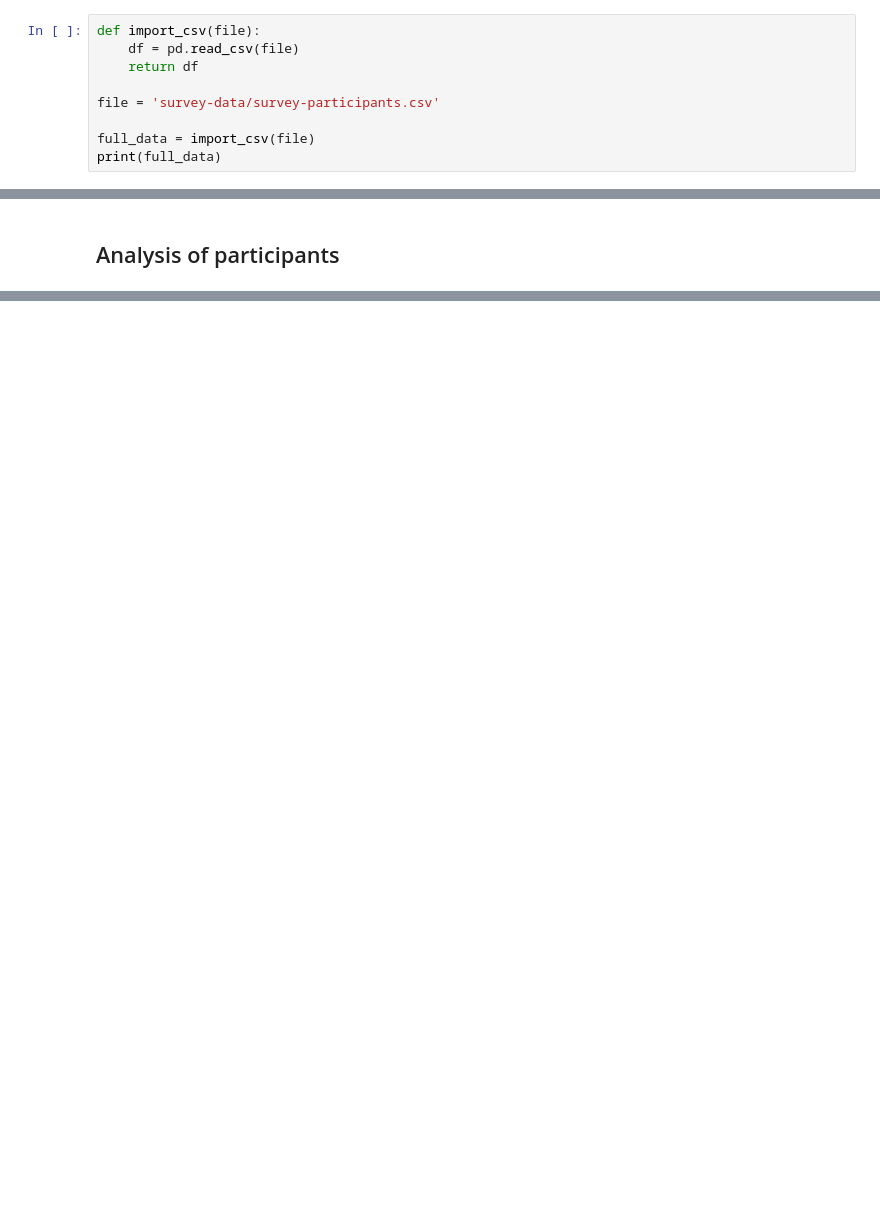
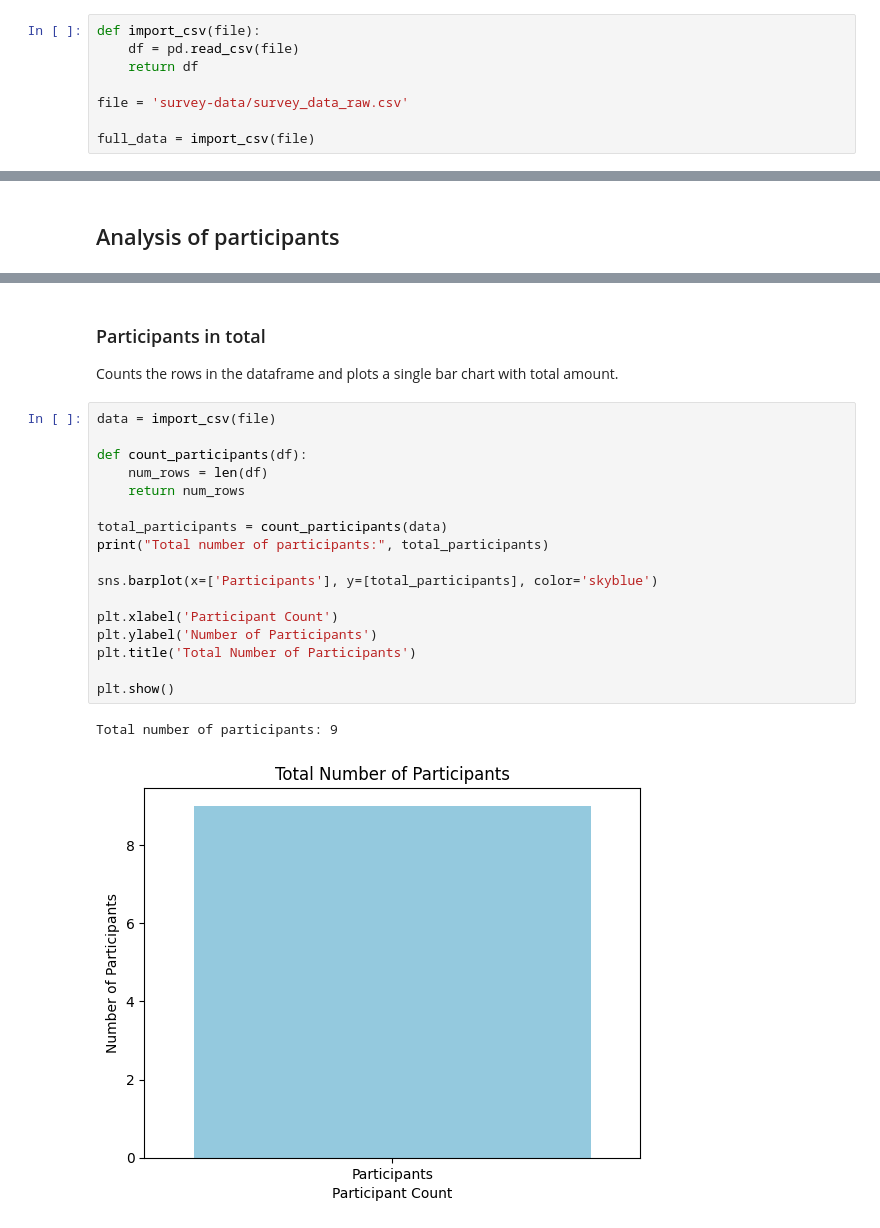
Before and after one commit to viszlab/datasets, a Jupyter notebook: survey-participants.ipynb, the cells around one changed output, grey strips where cells are left out. Drawn from its saved outputs; the diff is of its cells as text; blank space fills up the shorter version.

Commit message:
Update data clean, split up participants and activity notebooks

```diff
--- a/survey-participants.ipynb
+++ b/survey-participants.ipynb
@@ -92,7 +93,6 @@ def import_csv(file):
     df = pd.read_csv(file)
     return df
 
-file = 'survey-data/survey-participants.csv'
+file = 'survey-data/survey_data_raw.csv'
 
 full_data = import_csv(file)
-print(full_data)
@@ -270,0 +101,24 @@ plot_activity_bar_graph(activity_df)
+# %% [markdown]
+### Participants in total
+
+Counts the rows in the dataframe and plots a single bar chart with total amount.
+# %%
+data = import_csv(file)
+
+def count_participants(df):
+    num_rows = len(df)
+    return num_rows
+
+total_participants = count_participants(data)
+print("Total number of participants:", total_participants)
+
+sns.barplot(x=['Participants'], y=[total_participants], color='skyblue')
+
+plt.xlabel('Participant Count')
+plt.ylabel('Number of Participants')
+plt.title('Total Number of Participants')
+
+plt.show()
+# %% [output]
+Total number of participants: 9
+[figure, added]
```
Also changed, not shown: parts of 16 cells of this notebook, 5 other files.
